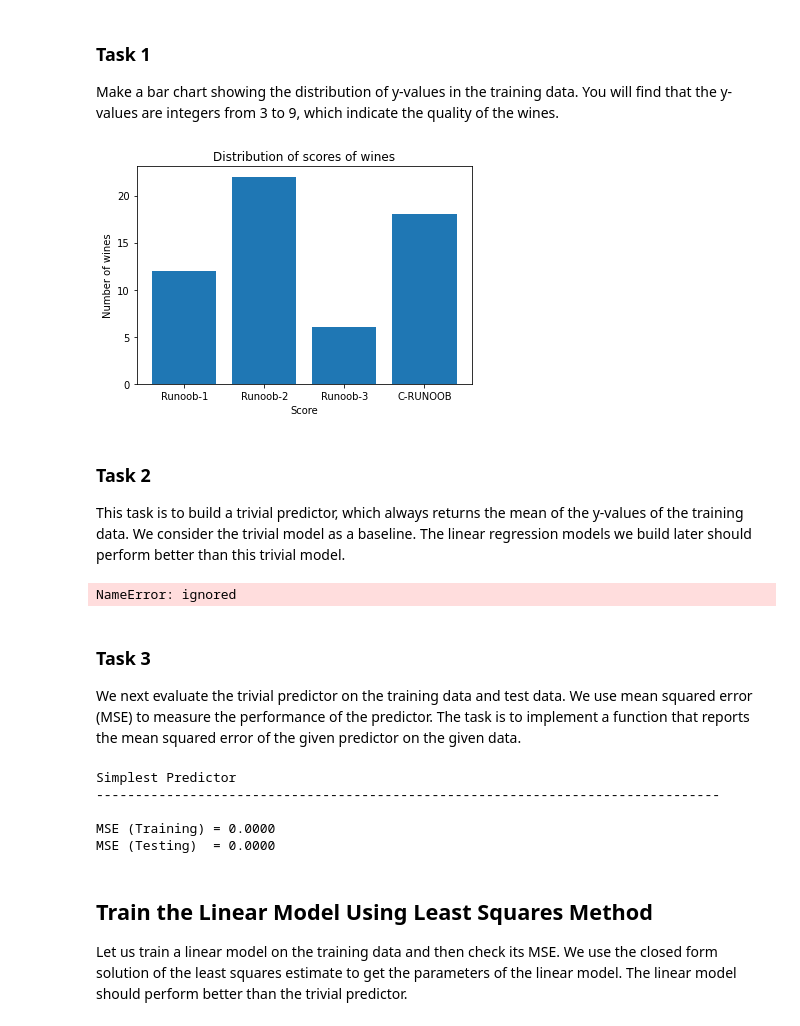
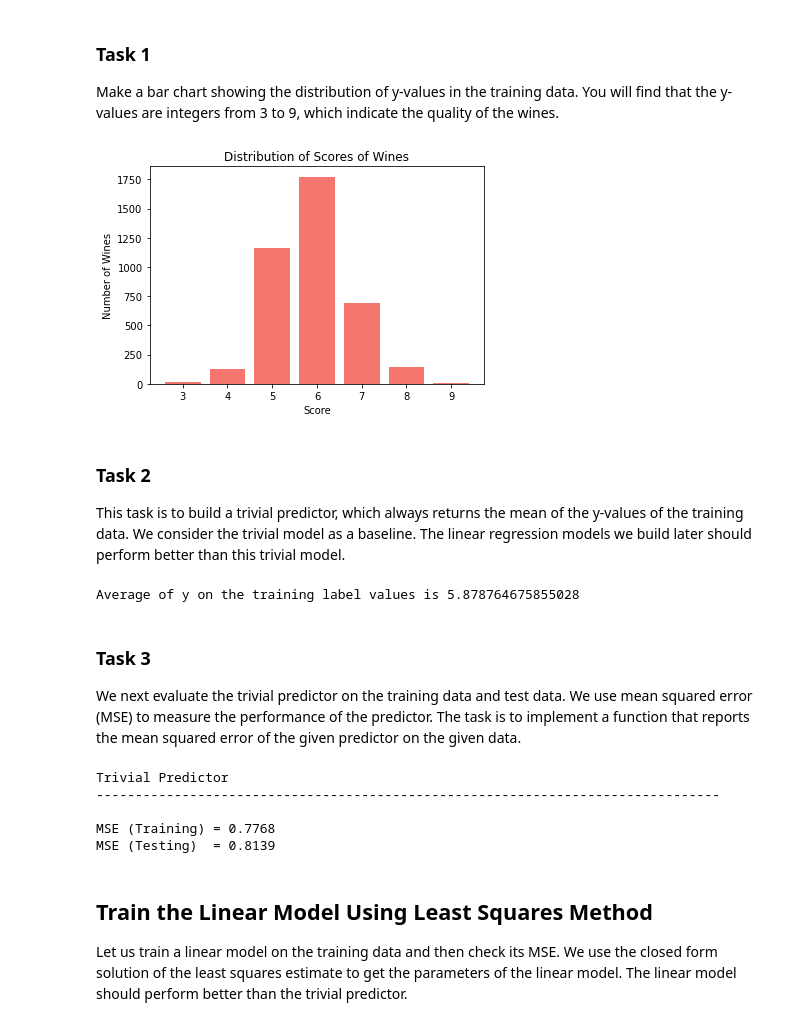
Before and after one commit to UZH-JingCao/FDS-Exercise, a Jupyter notebook: Practical1_skeleton.ipynb, the cells around one changed output. Saved outputs shown, nothing was run; the diff lists cells and outputs as text; code cells hidden in the pictures.

```diff
--- a/Practical1_skeleton.ipynb
+++ b/Practical1_skeleton.ipynb
@@ -35,7 +35,7 @@ The dataset has two files. We’ll focus on the white wine data, which is the la
 # load the white wine dataset
 # X is the feature matrix that stores the feature values of the data records
 # y is the label vector that stores the labels of the data records
-X, y = cp.load(open('/content/drive/MyDrive/Colab Notebooks/Pratical1/winequality-white.pickle','rb'))
+X, y = cp.load(open('/content/drive/MyDrive/Colab Notebooks/Practical1/winequality-white.pickle','rb'))
 
 # check the size of the data
 print("X is a {} matrix, which contains {} data records and {} features.".format(X.shape, X.shape[0], X.shape[1]))
@@ -87,17 +87,18 @@ Make a bar chart showing the distribution of y-values in the training data. You
 # %%
 #@title
 # Task 1:
 # the function takes the y-values in the training data as the input and makes the bar chart.
 # Hint: Your function should make a bar chart looks like the bar chart below.
-x = np.array(["Runoob-1", "Runoob-2", "Runoob-3", "C-RUNOOB"])
-y = np.array([12, 22, 6, 18])
-plt.title('Distribution of scores of wines')
-plt.xlabel('Score')
-plt.ylabel('Number of wines')
-plt.bar(x,y)
-plt.show()
+def plot_bar_chart_score(y_train):
+  cnt = np.unique(y_train, return_counts = True)
+  plt.bar(x = cnt[0], height = cnt[1], color = "#F5766F")
+  plt.title('Distribution of Scores of Wines')
+  plt.xlabel('Score')
+  plt.ylabel('Number of Wines')
+
+plot_bar_chart_score(y_train)
 # %% [output]
-[figure, old version]
+[figure, new version]
 # %% [markdown]
 ### **Task 2**
 This task is to build a trivial predictor, which always returns the mean of the y-values of the training data. We consider the trivial model as a baseline. The linear regression models we build later should perform better than this trivial model.
@@ -108,10 +109,9 @@ This task is to build a trivial predictor, which always returns the mean of the
 def compute_average(y_train):
 
     # Hint: return the mean of y_train
-    return 0
-    ###################################################
-    ##### YOUR CODE ENDS HERE #########################
-    ###################################################
+    mean = np.mean(y_train)
+    return mean
+    y_train = np.array(y_train)
 
 y_train_avg = compute_average(y_train)
 print("Average of y on the training label values is {}".format(y_train_avg))
@@ -120,7 +120,7 @@ print("Average of y on the training label values is {}".format(y_train_avg))
 def trivial_predictor(X_test, y_train_avg):
   return y_train_avg
 # %% [output]
-NameError: ignored
+Average of y on the training label values is 5.878764675855028
 # %% [markdown]
 ### **Task 3**
 We next evaluate the trivial predictor on the training data and test data.
@@ -139,14 +139,7 @@ def test_predictor(X, y, predictor: callable=None):
     # TODO: compute the mean squared error of y
     # The code below is just for compilation.
     # You need to delete it and write your own code.
-    ###################################################
-    ##### YOUR CODE STARTS HERE #######################
-    ###################################################
-    mse = 0
-    ###################################################
-    ##### YOUR CODE ENDS HERE #########################
-    ###################################################
-
+    mse = (((y - y_predicted))**2).mean(axis=0)
     return mse
 
 # use the function test_predictor to test the trivial predictor
@@ -160,11 +153,11 @@ print('-------------------------------------------------------------------------
 print('MSE (Training) = %.4f' % mse_trivial_predictor_train)
 print('MSE (Testing)  = %.4f' % mse_trivial_predictor_test)
 # %% [output]
-Simplest Predictor
+Trivial Predictor
 --------------------------------------------------------------------------------
 
-MSE (Training) = 0.0000
-MSE (Testing)  = 0.0000
+MSE (Training) = 0.7768
+MSE (Testing)  = 0.8139
 # %% [markdown]
 ## Train the Linear Model Using Least Squares Method
 
```
